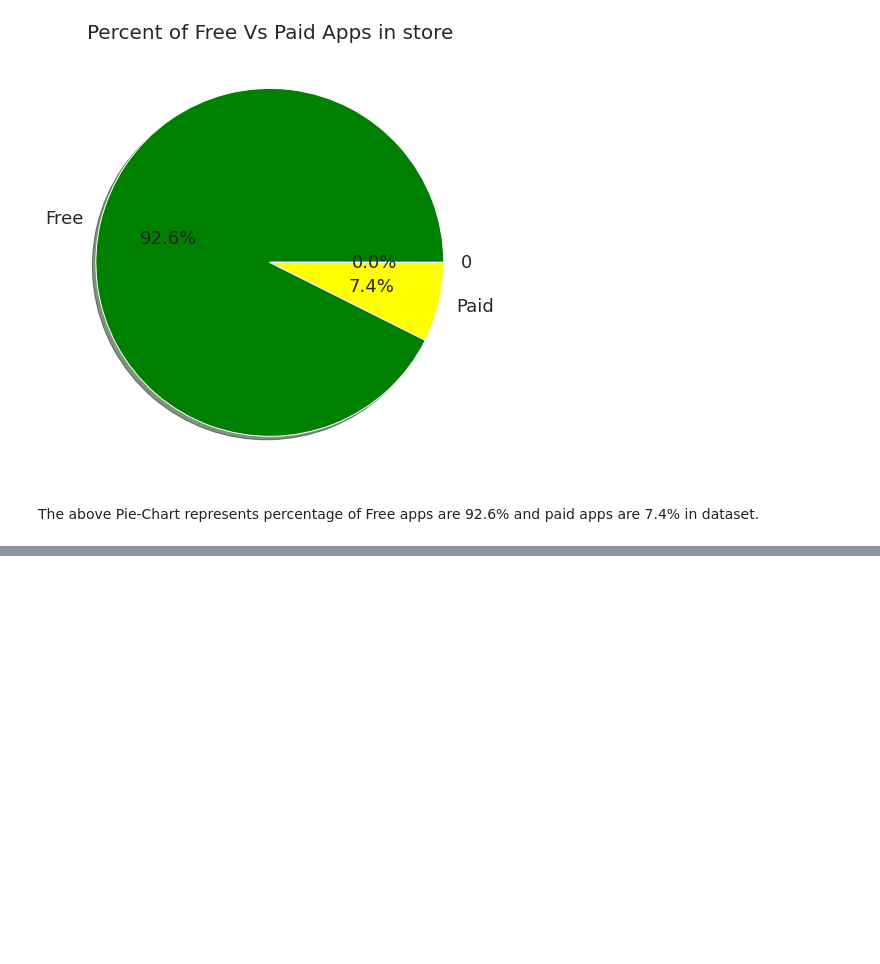
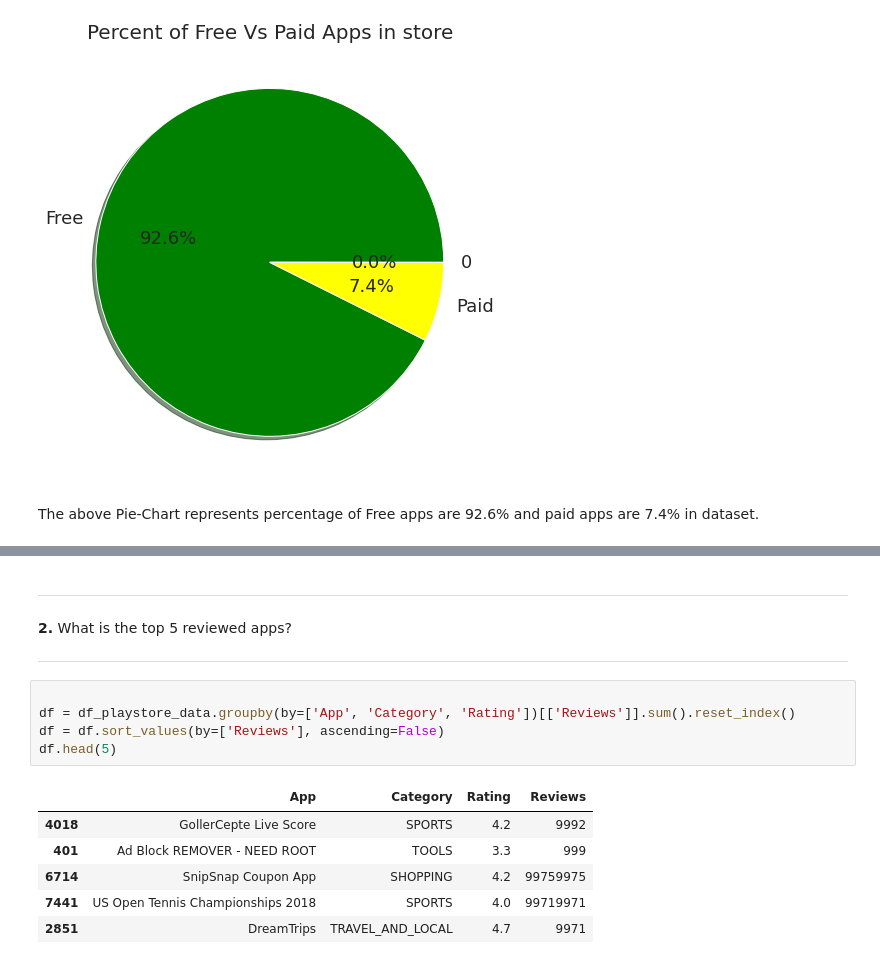
Before and after one commit to AsadullaP/Play-Store-App-Review-Analysis-, a Jupyter notebook: Asadullakhan_pathan_Play_Store_App_Review_Analysis_Capstone_Project.ipynb, the cells around one changed output, grey strips where cells are left out. Saved outputs shown, nothing was run; the diff lists cells and outputs as text; blank space fills up the shorter version.

```diff
--- a/Asadullakhan_pathan_Play_Store_App_Review_Analysis_Capstone_Project.ipynb
+++ b/Asadullakhan_pathan_Play_Store_App_Review_Analysis_Capstone_Project.ipynb
@@ -268,0 +291,20 @@ The above Pie-Chart represents percentage of Free apps are 92.6% and paid apps a
+# %% [markdown]
+
+
+---
+**2.** What is the top 5 reviewed apps?
+
+
+---
+# %%
+
+df = df_playstore_data.groupby(by=['App', 'Category', 'Rating'])[['Reviews']].sum().reset_index()
+df = df.sort_values(by=['Reviews'], ascending=False)
+df.head(5)
+# %% [output]
+|  | App | Category | Rating | Reviews |
+| 4018 | GollerCepte Live Score | SPORTS | 4.2 | 9992 |
+| 401 | Ad Block REMOVER - NEED ROOT | TOOLS | 3.3 | 999 |
+| 6714 | SnipSnap Coupon App | SHOPPING | 4.2 | 99759975 |
+| 7441 | US Open Tennis Championships 2018 | SPORTS | 4.0 | 99719971 |
+| 2851 | DreamTrips | TRAVEL_AND_LOCAL | 4.7 | 9971 |
```
Also changed, not shown: parts of 7 cells of this notebook.
